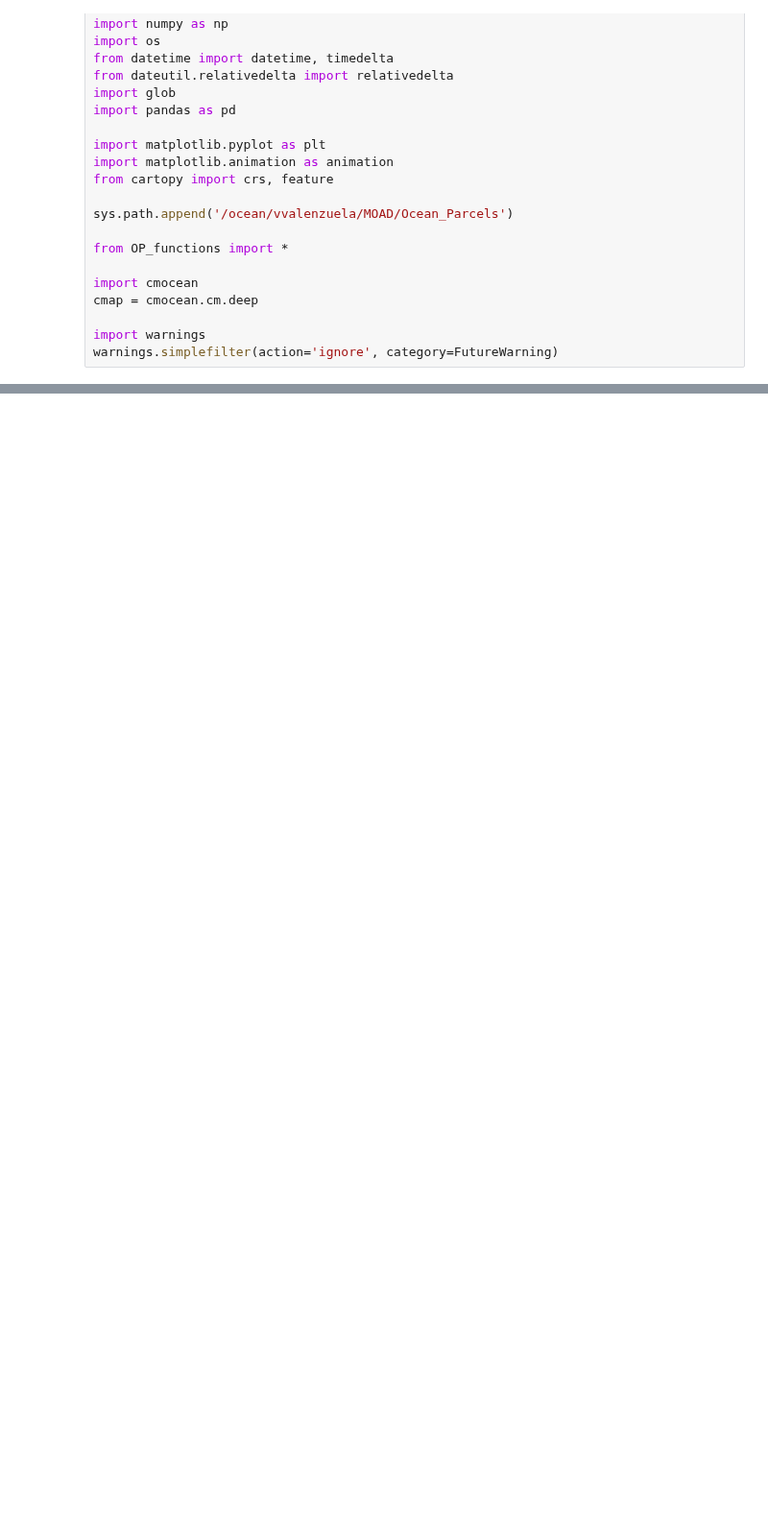
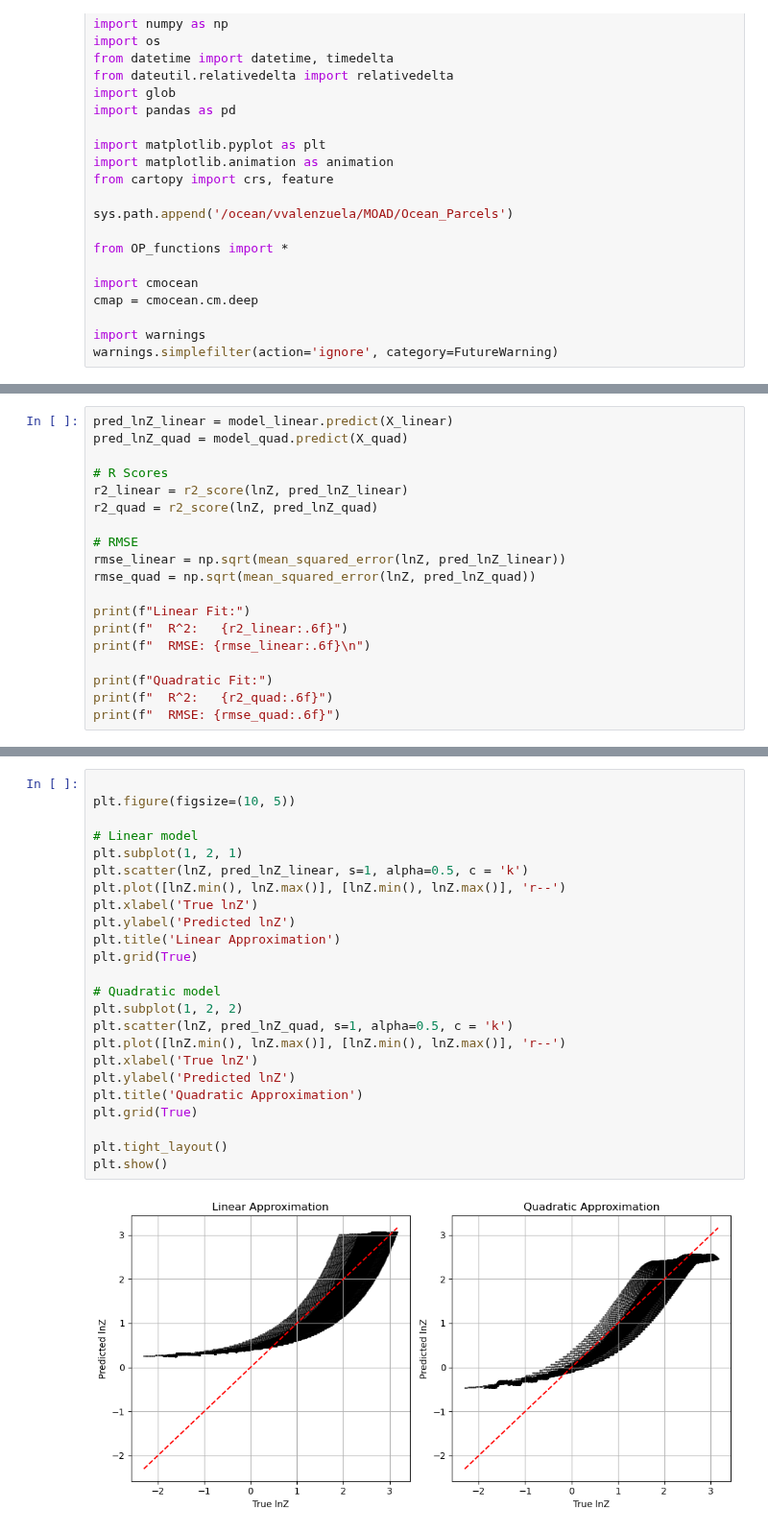
Before and after one commit to SalishSeaCast/analysis-vicente, a Jupyter notebook: Ocean_Parcels/drafts/PBDE_runs/test_params/log_and_ssh.ipynb, the cells around one changed output, grey strips where cells are left out. Shown at 96% size. Drawn from its saved outputs; the diff is of its cells as text; blank space fills up the shorter version.

```diff
--- a/Ocean_Parcels/drafts/PBDE_runs/test_params/log_and_ssh.ipynb
+++ b/Ocean_Parcels/drafts/PBDE_runs/test_params/log_and_ssh.ipynb
@@ -58,0 +75,19 @@ SSH, UV_H = np.meshgrid(ssh,uv_h)
+# %%
+pred_lnZ_linear = model_linear.predict(X_linear)
+pred_lnZ_quad = model_quad.predict(X_quad)
+
+# R Scores
+r2_linear = r2_score(lnZ, pred_lnZ_linear)
+r2_quad = r2_score(lnZ, pred_lnZ_quad)
+
+# RMSE
+rmse_linear = np.sqrt(mean_squared_error(lnZ, pred_lnZ_linear))
+rmse_quad = np.sqrt(mean_squared_error(lnZ, pred_lnZ_quad))
+
+print(f"Linear Fit:")
+print(f"  R^2:   {r2_linear:.6f}")
+print(f"  RMSE: {rmse_linear:.6f}\n")
+
+print(f"Quadratic Fit:")
+print(f"  R^2:   {r2_quad:.6f}")
+print(f"  RMSE: {rmse_quad:.6f}")
@@ -58,0 +102,26 @@ SSH, UV_H = np.meshgrid(ssh,uv_h)
+# %%
+
+plt.figure(figsize=(10, 5))
+
+# Linear model
+plt.subplot(1, 2, 1)
+plt.scatter(lnZ, pred_lnZ_linear, s=1, alpha=0.5, c = 'k')
+plt.plot([lnZ.min(), lnZ.max()], [lnZ.min(), lnZ.max()], 'r--')
+plt.xlabel('True lnZ')
+plt.ylabel('Predicted lnZ')
+plt.title('Linear Approximation')
+plt.grid(True)
+
+# Quadratic model
+plt.subplot(1, 2, 2)
+plt.scatter(lnZ, pred_lnZ_quad, s=1, alpha=0.5, c = 'k')
+plt.plot([lnZ.min(), lnZ.max()], [lnZ.min(), lnZ.max()], 'r--')
+plt.xlabel('True lnZ')
+plt.ylabel('Predicted lnZ')
+plt.title('Quadratic Approximation')
+plt.grid(True)
+
+plt.tight_layout()
+plt.show()
+# %% [output]
+[figure, added]
```
Also changed, not shown: parts of 45 cells of this notebook, 7 other files.
